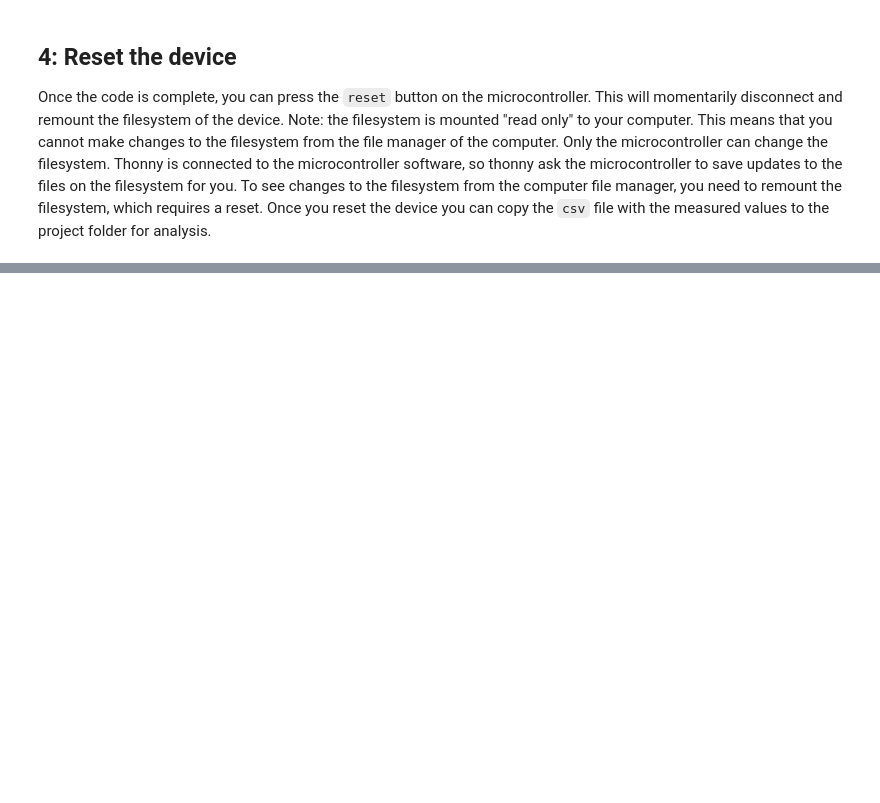
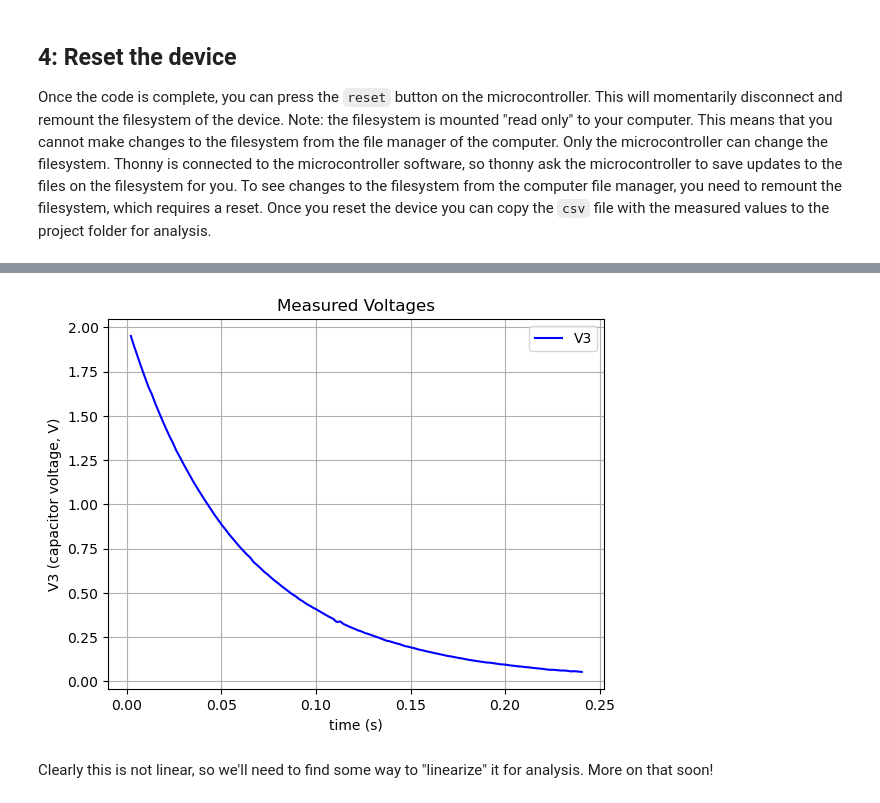
Before and after one commit to 202420-PHYS-230/P1_CollectingData, a Jupyter notebook: ControlAndMeasure.ipynb, the cells around one changed output, grey strips where cells are left out. Saved outputs shown, nothing was run; the diff lists cells and outputs as text; code cells hidden in the pictures; blank space fills up the shorter version.

```diff
--- a/ControlAndMeasure.ipynb
+++ b/ControlAndMeasure.ipynb
@@ -98,0 +185,3 @@ Once the code is complete, you can press the `reset` button on the microcontroll
+# %%
+df_decay = pd.read_csv('data/sample_data/decay.csv')
+df_decay.head()
@@ -98,0 +195,12 @@ Once the code is complete, you can press the `reset` button on the microcontroll
+# %%
+plt.plot(df_decay['time'], df_decay['v3'], 'b-', label='V3')
+plt.title('Measured Voltages')
+plt.xlabel('time (s)')
+plt.ylabel('V3 (capacitor voltage, V)')
+plt.grid()
+plt.legend()
+plt.show()
+# %% [output]
+[figure, added]
+# %% [markdown]
+Clearly this is not linear, so we'll need to find some way to "linearize" it for analysis. More on that soon!
```
Also changed, not shown: parts of 7 cells of this notebook, 4 other files.
